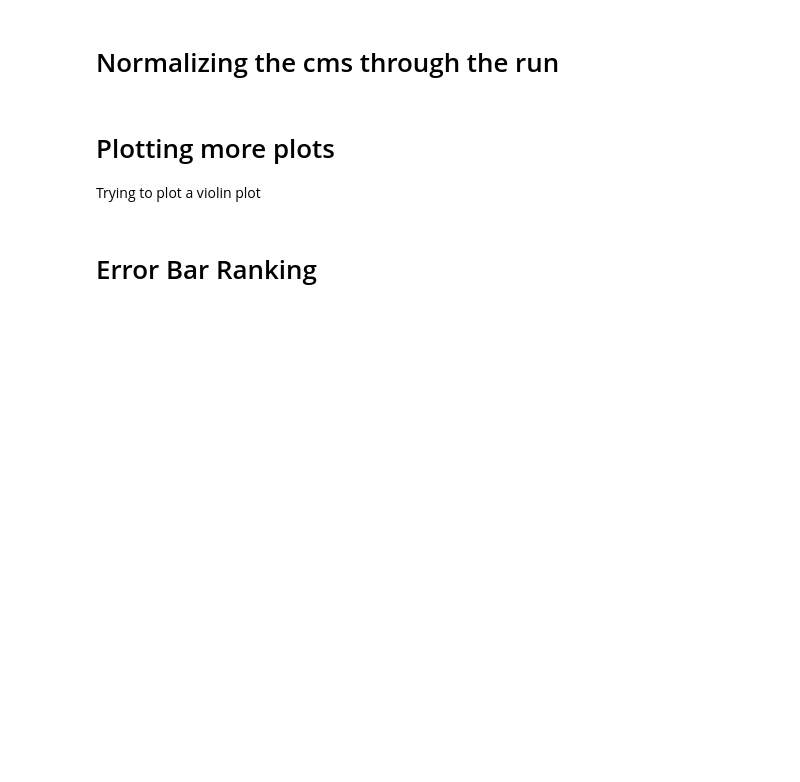
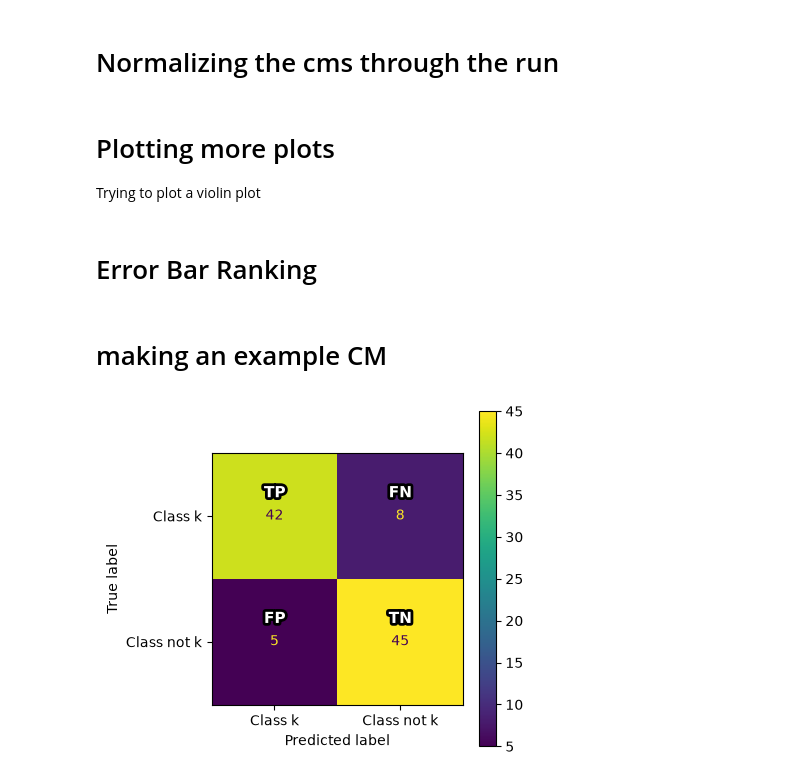
Before and after one commit to Le-Manh/bpa_ba_code, a Jupyter notebook: ANN/debug.ipynb, the cells around one changed output. Cells and saved outputs as stored; diff of their text form; code cells hidden in the pictures; blank space fills up the shorter version.

Commit message:
Build an example cm

```diff
--- a/ANN/debug.ipynb
+++ b/ANN/debug.ipynb
@@ -378,13 +367,13 @@ else:
 #tf_model = build_model(2000,F)
 #results_mlp = logo_mlp(tf_model, meta_blocks ,dict_blocks, feature_set_name = feature_set, tsfel_cfg = tsfel_cfg, b_CNN=True)
 
-hidden_units_list = [(), (64,),(128,64)]
-wd_list = [0.0, 1e-4, 1e-3]
-dropout_list = [0.0, 0.3, 0.5]
-learning_rate_list = [3e-4, 1e-3]
-norms = ["none", "layernorm"]
-hand_list = ["both","r","l"]
-meta_list = [meta_blocks, meta_blocks_r, meta_blocks_l]
+hidden_units_list = [(64,)]
+wd_list = [1e-4]
+dropout_list = [0.0]
+learning_rate_list = [3e-4]
+norms = ["layernorm"]
+hand_list = ["r","l"]
+
 for hidden_unit in hidden_units_list:
     for wd in wd_list:
         for dropout in dropout_list:
@@ -844,3 +841,31 @@ for ax, feat in zip(axes, features):
 plt.tight_layout()
 
 fig.savefig("../auswertung_features/result_plots/results_logo_summary_heatmap_feature.svg", transparent=True)
+# %% [markdown]
+# making an example CM
+# %%
+import numpy as np
+import matplotlib.pyplot as plt
+from sklearn.metrics import ConfusionMatrixDisplay
+import matplotlib.patheffects as pe
+
+cm = np.array([[42,8],[5,45]])
+
+disp = ConfusionMatrixDisplay(confusion_matrix=cm,display_labels=["Class k","Class not k"])
+
+fig, ax = plt.subplots(figsize=(4.5,4))
+disp.plot(ax=ax, colorbar=True)
+
+cell_tags = np.array([["TP", "FN"], ["FP", "TN"]])
+
+for i in range(2):
+    for j in range(2):
+        t = ax.text(j, i-0.18, cell_tags[i,j],
+                ha="center", va="center",
+                fontsize=11, fontweight="bold", color="white")
+        t.set_path_effects([pe.withStroke(linewidth=4, foreground="black")])
+
+plt.tight_layout()
+fig.savefig("Beispiel_cm.svg", transparent=True)
+# %% [output]
+[figure, added]
```
Also changed, not shown: parts of 8 cells of this notebook.
